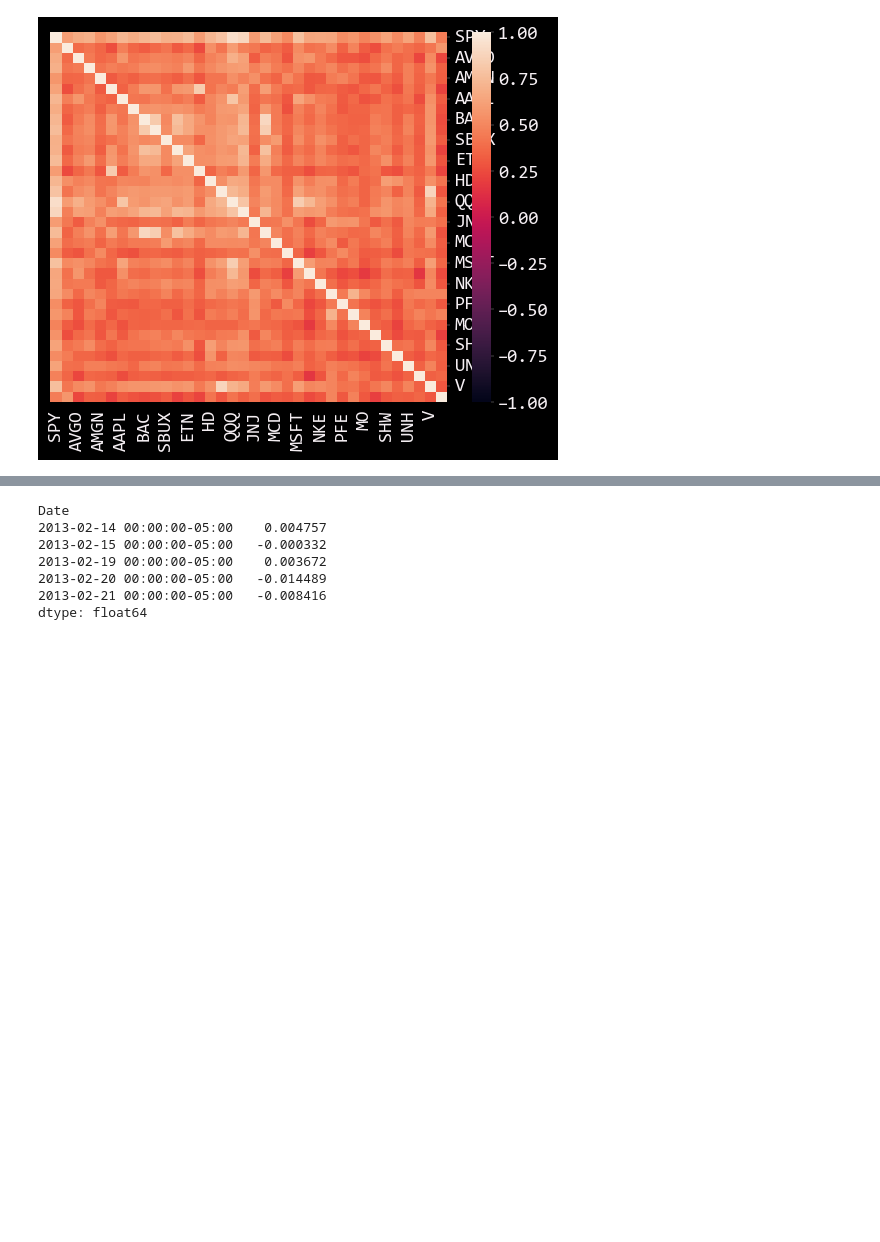
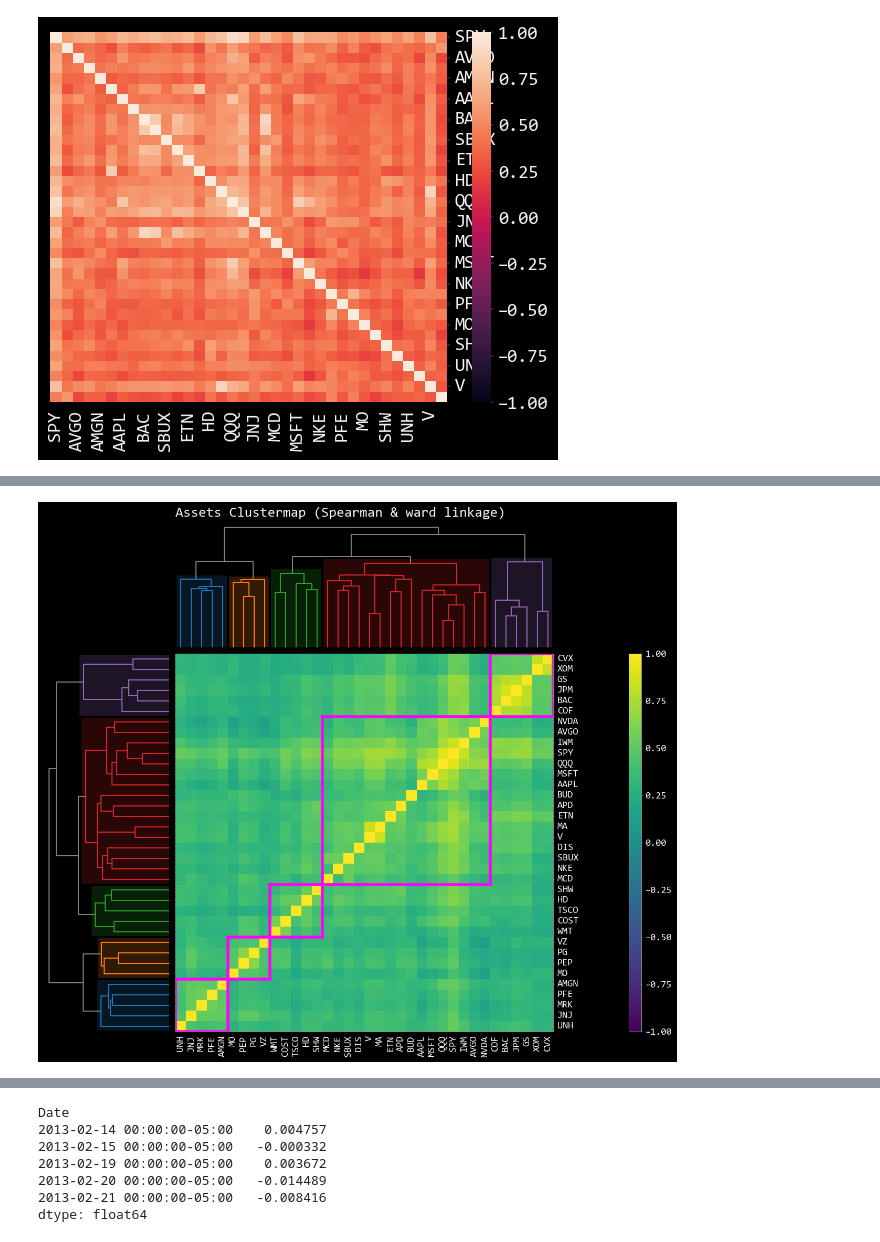
Before and after one commit to omarmoreta/Fintech_Project_1, a Jupyter notebook: Portfolios/Mike_portfolio.ipynb, the cells around one changed output, grey strips where cells are left out. Cells and saved outputs as stored; diff of their text form; code cells hidden in the pictures; blank space fills up the shorter version.

```diff
--- a/Portfolios/Mike_portfolio.ipynb
+++ b/Portfolios/Mike_portfolio.ipynb
@@ -73,0 +84,7 @@ sns.heatmap(correlation, vmin=-1, vmax=1)
+# %%
+# Use riskfolio library to analyze the clustering and linkage of stocks used in portfolio
+ax = rp.plot_clusters(returns=returns, codependence='spearman',
+                      linkage='ward', k=None, max_k=10,
+                      leaf_order=True, dendrogram=True, ax=None)
+# %% [output]
+[figure, added]
```
Also changed, not shown: parts of 25 cells of this notebook, 5 other files.
